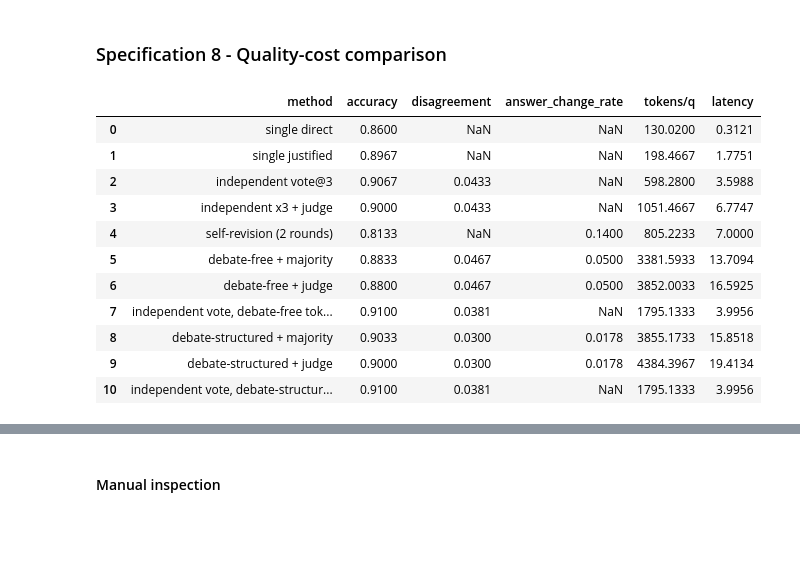
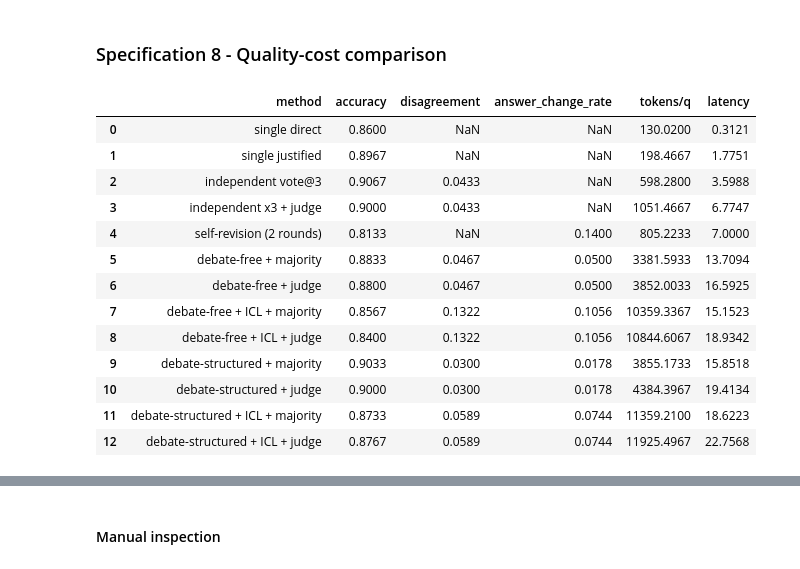
Before and after one commit to jssuarezc/NLP_MULTI_AGENT, a Jupyter notebook: notebooks/03_debate_experiments.ipynb, the cells around one changed output, grey strips where cells are left out. Saved outputs shown, nothing was run; the diff lists cells and outputs as text; code cells hidden in the pictures; blank space fills up the shorter version.

```diff
--- a/notebooks/03_debate_experiments.ipynb
+++ b/notebooks/03_debate_experiments.ipynb
@@ -131,7 +151,8 @@ def final_correct(p, decide="majority"):
         out.append(metrics.is_correct(ans, r["gold"]))
     return np.array(out)
 
-print("structured vs free (majority after debate):", metrics.mcnemar_exact(final_correct("free"), final_correct("structured")))
+for a, b in (("free", "structured"), ("free", "free_icl"), ("structured", "structured_icl"), ("free_icl", "structured_icl")):
+    print(f"{b} vs {a} (majority after debate):", metrics.mcnemar_exact(final_correct(a), final_correct(b)))
 
 len_rows = []
 for p in debate:
@@ -143,7 +164,7 @@ for p in debate:
                "truncated": np.mean([c["stop_reason"] == "max_tokens" for c in calls]),
                "unparsed": np.mean([c["answer"] is None for c in calls]),
                "max_input_tokens": max(c["input_tokens"] for c in calls)}
-        if p == "structured" and rnd > 0:
+        if "structured" in p and rnd > 0:
             row["all_4_fields"] = np.mean([len(metrics.parse_structured(c["text"])) == 4 for c in calls])
         len_rows.append(row)
 pd.DataFrame(len_rows).round(3)
@@ -278,49 +308,46 @@ add("self-revision (2 rounds)", lambda i: pq(ok(selfrev[i]["answers_by_round"][-
 
 for p in debate:
     D = debate[p]
+    label = LABELS.get(p, p)
     fin = lambda i, D=D: metrics.padded_trajectory(D[i])[-1]
     def change_rate(i, D=D, fin=fin):
         r0 = D[i]["answers_by_round"][0]
         rf = fin(i)
         return np.mean([a != b for a, b in zip(r0, rf)])
 
-    add(f"debate-{p} + majority", lambda i, D=D, fin=fin: pq(ok(metrics.majority_vote(fin(i), i)["answer"], D[i]["gold"]),
-                                                       metrics.usage(D[i]["calls"], roles=["agent"]), metrics.pairwise_disagreement(fin(i)), ans_changed=change_rate(i)))
-    add(f"debate-{p} + judge", lambda i, D=D, fin=fin: pq(ok(D[i]["judge_final"]["answer"], D[i]["gold"]),
-                                                     metrics.usage(D[i]["calls"], roles=["agent", "judge_final"]), metrics.pairwise_disagreement(fin(i)), ans_changed=change_rate(i)))
+    add(f"debate-{label} + majority", lambda i, D=D, fin=fin, change_rate=change_rate: pq(
+        ok(metrics.majority_vote(fin(i), i)["answer"], D[i]["gold"]),
+        metrics.usage(D[i]["calls"], roles=["agent"]), metrics.pairwise_disagreement(fin(i)), ans_changed=change_rate(i)))
+    add(f"debate-{label} + judge", lambda i, D=D, fin=fin, change_rate=change_rate: pq(
+        ok(D[i]["judge_final"]["answer"], D[i]["gold"]),
+        metrics.usage(D[i]["calls"], roles=["agent", "judge_final"]), metrics.pairwise_disagreement(fin(i)), ans_changed=change_rate(i)))
 
-    # more independent samples under the same per-question token budget as the debate (agents only);
-
-    def matched(i, D=D):
-        budget = metrics.usage(D[i]["calls"], roles=["agent"])["total_tokens"]
-        k = metrics.k_for_budget(ind[i], budget)
-        return pq(ok(metrics.vote_at_k(ind[i], k)["answer"], ind[i]["gold"]), metrics.usage(ind[i]["calls"], agents=range(k)),
-                  metrics.pairwise_disagreement(ind[i]["answers"][:k]))
-    add(f"independent vote, debate-{p} token budget (max {config.MAX_INDEP_SAMPLES} samples)", matched)
 
 vote3 = np.array([m["correct"] for m in methods["independent vote@3"]])
 rows = []
 for name, ms in methods.items():
     c = np.array([m["correct"] for m in ms]); mean, lo, hi = metrics.bootstrap_ci(c)
     t = metrics.mcnemar_exact(vote3, c)
     rows.append({"method": name, "accuracy": mean,
                  "disagreement": np.nanmean([m["dis"] for m in ms]) if not np.all(np.isnan([m["dis"] for m in ms])) else np.nan,
                  "answer_change_rate": np.nanmean([m["ans_changed"] for m in ms]) if not np.all(np.isnan([m["ans_changed"] for m in ms])) else np.nan,
                  "tokens/q": np.mean([m["tokens"] for m in ms]),
                  "latency": np.mean([m["lat_crit"] for m in ms])})
 results = pd.DataFrame(rows).round(4)
 results.to_csv(config.TABLES_DIR / f"{SPLIT}_comparison.csv", index=False)
 results
 # %% [output]
 |  | method | accuracy | disagreement | answer_change_rate | tokens/q | latency |
 | 0 | single direct | 0.8600 | NaN | NaN | 130.0200 | 0.3121 |
 | 1 | single justified | 0.8967 | NaN | NaN | 198.4667 | 1.7751 |
 | 2 | independent vote@3 | 0.9067 | 0.0433 | NaN | 598.2800 | 3.5988 |
 | 3 | independent x3 + judge | 0.9000 | 0.0433 | NaN | 1051.4667 | 6.7747 |
 | 4 | self-revision (2 rounds) | 0.8133 | NaN | 0.1400 | 805.2233 | 7.0000 |
 | 5 | debate-free + majority | 0.8833 | 0.0467 | 0.0500 | 3381.5933 | 13.7094 |
 | 6 | debate-free + judge | 0.8800 | 0.0467 | 0.0500 | 3852.0033 | 16.5925 |
-| 7 | independent vote, debate-free tok... | 0.9100 | 0.0381 | NaN | 1795.1333 | 3.9956 |
-| 8 | debate-structured + majority | 0.9033 | 0.0300 | 0.0178 | 3855.1733 | 15.8518 |
-| 9 | debate-structured + judge | 0.9000 | 0.0300 | 0.0178 | 4384.3967 | 19.4134 |
-| 10 | independent vote, debate-structur... | 0.9100 | 0.0381 | NaN | 1795.1333 | 3.9956 |
+| 7 | debate-free + ICL + majority | 0.8567 | 0.1322 | 0.1056 | 10359.3367 | 15.1523 |
+| 8 | debate-free + ICL + judge | 0.8400 | 0.1322 | 0.1056 | 10844.6067 | 18.9342 |
+| 9 | debate-structured + majority | 0.9033 | 0.0300 | 0.0178 | 3855.1733 | 15.8518 |
+| 10 | debate-structured + judge | 0.9000 | 0.0300 | 0.0178 | 4384.3967 | 19.4134 |
+| 11 | debate-structured + ICL + majority | 0.8733 | 0.0589 | 0.0744 | 11359.2100 | 18.6223 |
+| 12 | debate-structured + ICL + judge | 0.8767 | 0.0589 | 0.0744 | 11925.4967 | 22.7568 |
```
Also changed, not shown: parts of 10 cells of this notebook, 29 other files.
